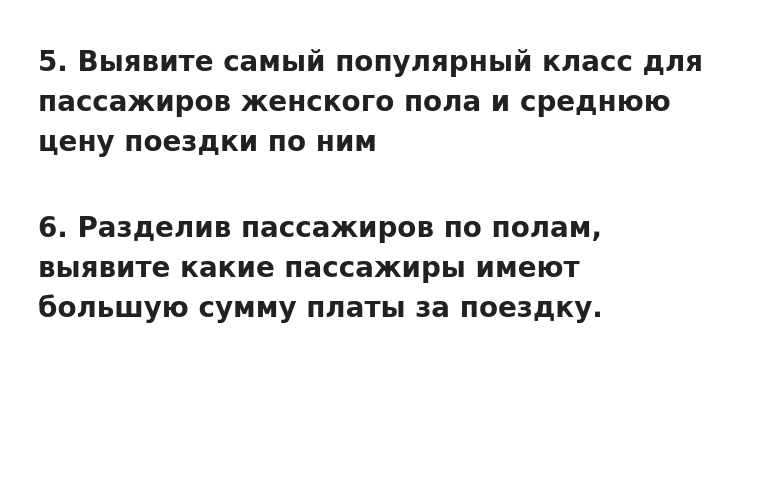
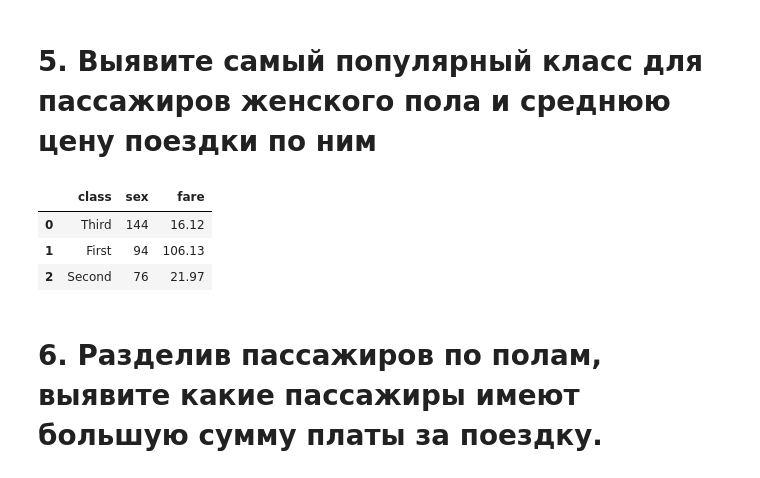
Before and after one commit to gleb-pan/data-analytics-decode, a Jupyter notebook: Исследовательская аналитика/submissions/Untitled.ipynb, the cells around one changed output. Cells and saved outputs as stored; diff of their text form; code cells hidden in the pictures; blank space fills up the shorter version.

```diff
--- a/Исследовательская аналитика/submissions/Untitled.ipynb
+++ b/Исследовательская аналитика/submissions/Untitled.ipynb
@@ -214,4 +226,17 @@ age_counts
 # %% [markdown]
 # 5. Выявите самый популярный класс для пассажиров женского пола и среднюю цену поездки по ним
+# %%
+df[df['sex'] == 'female'].groupby('class')\
+                         .agg({'sex': 'count', 'fare': lambda x: round(x.mean(), 2)})\
+                         .sort_values(by='sex', ascending=False)\
+                         .reset_index()
+
+# самый популярный класс среди женщин - третий класс
+# средняя цена за поезжку - 16,12
+# %% [output]
+|  | class | sex | fare |
+| 0 | Third | 144 | 16.12 |
+| 1 | First | 94 | 106.13 |
+| 2 | Second | 76 | 21.97 |
 # %% [markdown]
 # 6. Разделив пассажиров по полам, выявите какие пассажиры имеют большую сумму платы за поездку.
```
Also changed, not shown: parts of 7 cells of this notebook.
